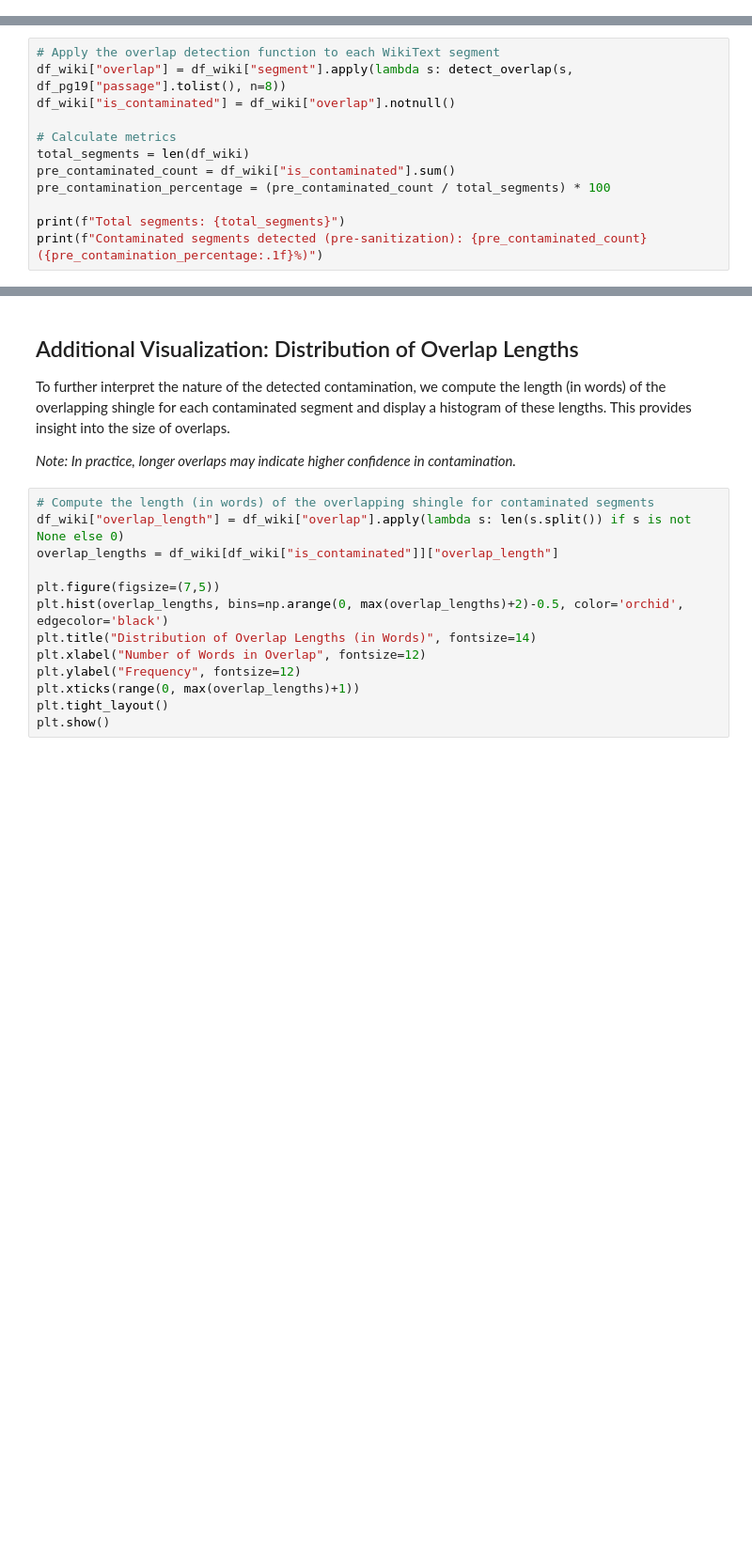
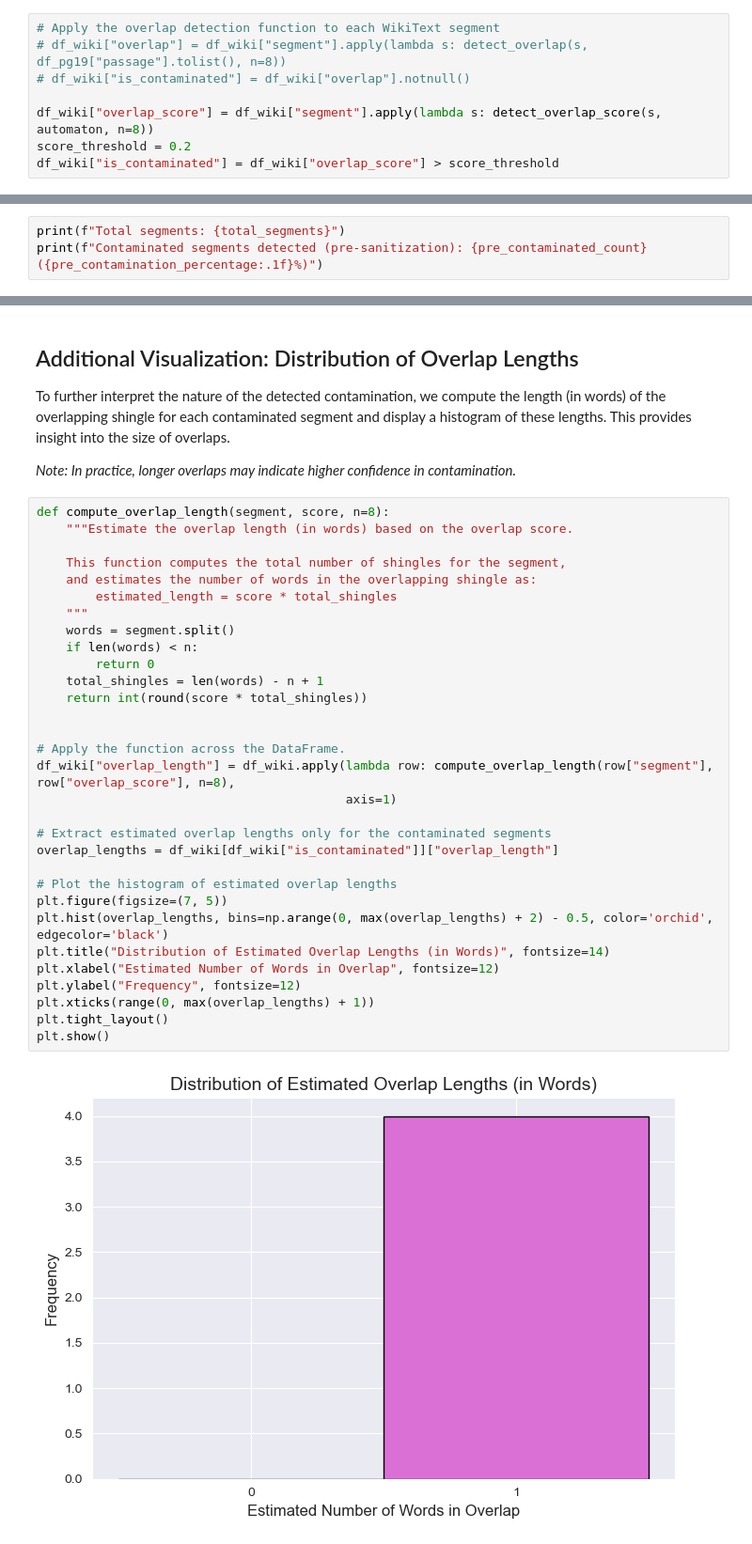
Before and after one commit to rahul2227/data-sanitization, a Jupyter notebook: validation module/data_overlap.ipynb, the cells around one changed output, grey strips where cells are left out. Shown at 94% size. Drawn from its saved outputs; the diff is of its cells as text; blank space fills up the shorter version.

```diff
--- a/validation module/data_overlap.ipynb
+++ b/validation module/data_overlap.ipynb
@@ -162,3 +198,11 @@ We apply the overlap detection function on each WikiText segment. Each segment t
 We then compute the following metrics:
 - **Total Segments:** Total number of WikiText segments.
 - **Contaminated Segments:** Number and percentage of segments that contain overlaps.
+# %%
+# Apply the overlap detection function to each WikiText segment
+# df_wiki["overlap"] = df_wiki["segment"].apply(lambda s: detect_overlap(s, df_pg19["passage"].tolist(), n=8))
+# df_wiki["is_contaminated"] = df_wiki["overlap"].notnull()
+
+df_wiki["overlap_score"] = df_wiki["segment"].apply(lambda s: detect_overlap_score(s, automaton, n=8))
+score_threshold = 0.2
+df_wiki["is_contaminated"] = df_wiki["overlap_score"] > score_threshold
@@ -165,13 +214,4 @@ We then compute the following metrics:
 # %%
-# Apply the overlap detection function to each WikiText segment
-df_wiki["overlap"] = df_wiki["segment"].apply(lambda s: detect_overlap(s, df_pg19["passage"].tolist(), n=8))
-df_wiki["is_contaminated"] = df_wiki["overlap"].notnull()
-
-# Calculate metrics
-total_segments = len(df_wiki)
-pre_contaminated_count = df_wiki["is_contaminated"].sum()
-pre_contamination_percentage = (pre_contaminated_count / total_segments) * 100
-
 print(f"Total segments: {total_segments}")
 print(f"Contaminated segments detected (pre-sanitization): {pre_contaminated_count} ({pre_contamination_percentage:.1f}%)")
 # %% [output]
@@ -237,18 +285,38 @@ shingle for each contaminated segment and display a histogram of these lengths.
 
 *Note: In practice, longer overlaps may indicate higher confidence in contamination.*
 # %%
-# Compute the length (in words) of the overlapping shingle for contaminated segments
-df_wiki["overlap_length"] = df_wiki["overlap"].apply(lambda s: len(s.split()) if s is not None else 0)
+def compute_overlap_length(segment, score, n=8):
+    """Estimate the overlap length (in words) based on the overlap score.
+
+    This function computes the total number of shingles for the segment,
+    and estimates the number of words in the overlapping shingle as:
+        estimated_length = score * total_shingles
+    """
+    words = segment.split()
+    if len(words) < n:
+        return 0
+    total_shingles = len(words) - n + 1
+    return int(round(score * total_shingles))
+
+
+# Apply the function across the DataFrame.
+df_wiki["overlap_length"] = df_wiki.apply(lambda row: compute_overlap_length(row["segment"], row["overlap_score"], n=8),
+                                          axis=1)
+
+# Extract estimated overlap lengths only for the contaminated segments
 overlap_lengths = df_wiki[df_wiki["is_contaminated"]]["overlap_length"]
 
-plt.figure(figsize=(7,5))
-plt.hist(overlap_lengths, bins=np.arange(0, max(overlap_lengths)+2)-0.5, color='orchid', edgecolor='black')
-plt.title("Distribution of Overlap Lengths (in Words)", fontsize=14)
-plt.xlabel("Number of Words in Overlap", fontsize=12)
+# Plot the histogram of estimated overlap lengths
+plt.figure(figsize=(7, 5))
+plt.hist(overlap_lengths, bins=np.arange(0, max(overlap_lengths) + 2) - 0.5, color='orchid', edgecolor='black')
+plt.title("Distribution of Estimated Overlap Lengths (in Words)", fontsize=14)
+plt.xlabel("Estimated Number of Words in Overlap", fontsize=12)
 plt.ylabel("Frequency", fontsize=12)
-plt.xticks(range(0, max(overlap_lengths)+1))
+plt.xticks(range(0, max(overlap_lengths) + 1))
 plt.tight_layout()
 plt.show()
+# %% [output]
+[figure, added]
 # %% [markdown]
 ## Interpretation and Summary
 
```
Also changed, not shown: parts of 8 cells of this notebook.
